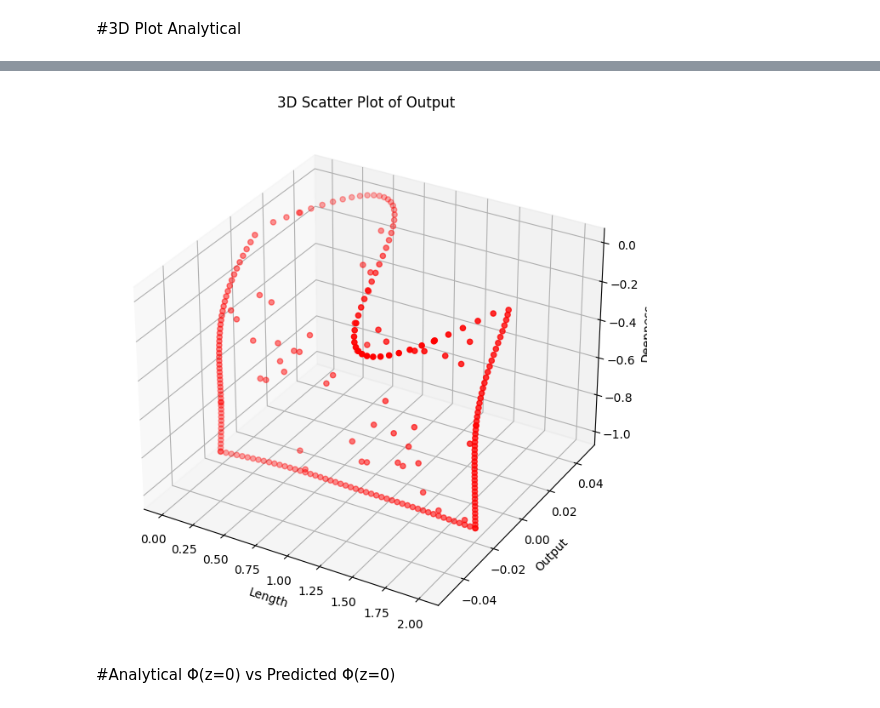
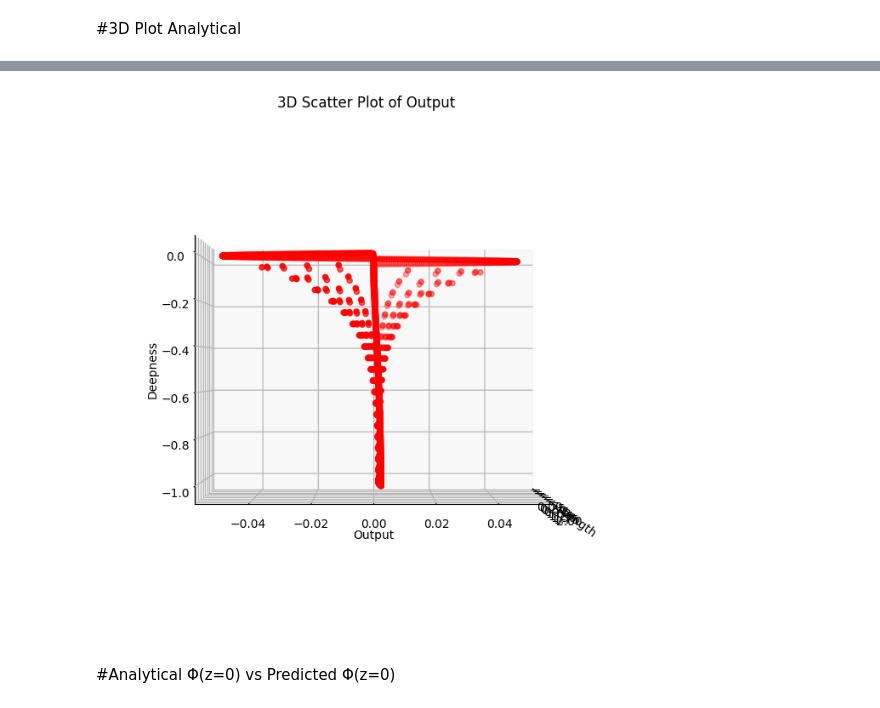
Before and after one commit to LuigiElo/DL-PINNs, a Jupyter notebook: PINN_LaPlace2D_Pytorch.ipynb, the cells around one changed output, grey strips where cells are left out. Cells and saved outputs as stored; diff of their text form; code cells hidden in the pictures.

```diff
--- a/PINN_LaPlace2D_Pytorch.ipynb
+++ b/PINN_LaPlace2D_Pytorch.ipynb
@@ -452,13 +485,10 @@ import torch.nn as nn
 import torch.optim as optim
 import numpy as np
 import matplotlib.pyplot as plt
-from sklearn.preprocessing import StandardScaler
-
-scaler = StandardScaler()
 
 # Define parameters
-num_epochs = 1000
-learning_rate = 10**-3
+num_epochs = 10000
+learning_rate = (10**-3)*0.5
 momentum = 0.9
 #alpha = 1.0  # Weight for data loss
 #beta = 1.0   # Weight for periodic boundary condition loss
@@ -471,8 +501,8 @@ model = FNN()
 optimizer = optim.Adam(model.parameters(), lr=learning_rate)
 #optimizer = optim.SGD(model.parameters(), lr=learning_rate, momentum=momentum)
 
-training_data_size=150
-test_data_size=30 #it has to be multiple of 4
+training_data_size=64
+test_data_size=16 #it has to be multiple of 4
 
 # Generate training data for each component of the PINN loss
 input_data_function_approximation, target_data_function_approximation = generate_data_function_approximation(training_data_size)
@@ -483,7 +513,7 @@ input_data_vel_bottom = generate_data_bottom_velocity(training_data_size)
 
 
 #normalize data
-input_data_function_approximation, input_data_boundary_conditions_0,input_data_boundary_conditions_1, input_data_pde_loss, input_data_vel_bottom = normalize_data(input_data_function_approximation, input_data_boundary_conditions_0,input_data_boundary_conditions_1, input_data_pde_loss, input_data_vel_bottom,training_data_size)
+input_data_function_approximation, input_data_boundary_conditions_0,input_data_boundary_conditions_1, input_data_pde_loss, input_data_vel_bottom, scaler = normalize_data(input_data_function_approximation, input_data_boundary_conditions_0,input_data_boundary_conditions_1, input_data_pde_loss, input_data_vel_bottom,training_data_size,False)
 
 # Change 1: Create a SoftAdapt object (with your desired variant)
 softadapt_object = LossWeightedSoftAdapt(beta=0.1)
@@ -593,7 +623,7 @@ for epoch in range(num_epochs):
     test_input_data_vel_bottom = generate_data_bottom_velocity(test_data_size)
 
     #normalize data
-    test_input_data_function_approximation, test_input_data_boundary_conditions_0, test_input_data_boundary_conditions_1, test_input_data_pde_loss, test_input_data_vel_bottom = normalize_data(test_input_data_function_approximation, test_input_data_boundary_conditions_0, test_input_data_boundary_conditions_1, test_input_data_pde_loss, test_input_data_vel_bottom,test_data_size)
+    test_input_data_function_approximation, test_input_data_boundary_conditions_0, test_input_data_boundary_conditions_1, test_input_data_pde_loss, test_input_data_vel_bottom, scaler = normalize_data(test_input_data_function_approximation, test_input_data_boundary_conditions_0, test_input_data_boundary_conditions_1, test_input_data_pde_loss, test_input_data_vel_bottom,test_data_size)
     # Test loop
     # Forward pass for each component
     test_predicted_data_function_approximation = model(torch.Tensor(test_input_data_function_approximation))
@@ -753,7 +783,7 @@ plotLoss(num_epochs)
 def getTestData():
   total_test_data = []
   total_test_data_scaled = []
-  test_data_size=50
+  test_data_size=400
   #generate test data
   test_input_data_function_approximation, test_target_data_function_approximation = generate_data_function_approximation(test_data_size)
   test_input_data_boundary_conditions_0, test_input_data_boundary_conditions_1 = generate_periodic_boundary_data(test_data_size, x1_values=[0, 2])
@@ -768,7 +798,7 @@ def getTestData():
   total_test_data.extend(test_input_data_vel_bottom)
 
   #normalize data
-  test_input_data_function_approximation, test_input_data_boundary_conditions_0, test_input_data_boundary_conditions_1, test_input_data_pde_loss, test_input_data_vel_bottom = normalize_data(test_input_data_function_approximation, test_input_data_boundary_conditions_0, test_input_data_boundary_conditions_1, test_input_data_pde_loss, test_input_data_vel_bottom,test_data_size)
+  test_input_data_function_approximation, test_input_data_boundary_conditions_0, test_input_data_boundary_conditions_1, test_input_data_pde_loss, test_input_data_vel_bottom, scaler = normalize_data(test_input_data_function_approximation, test_input_data_boundary_conditions_0, test_input_data_boundary_conditions_1, test_input_data_pde_loss, test_input_data_vel_bottom,test_data_size)
 
 
   #add standardized data
@@ -788,9 +818,9 @@ def getTestData():
   print(output2.shape,(total_test_data_scaled.shape))
   print(total_test_data.shape)
 
-  return total_test_data, total_test_data_scaled, output2
+  return total_test_data, total_test_data_scaled, output2, scaler
 # %%
-total_test_data, total_test_data_scaled, output2 = getTestData()
+total_test_data, total_test_data_scaled, output2, scaler = getTestData()
 x = total_test_data[:,0]
 y = total_test_data[:,1]
 print(x,y)
@@ -914,34 +951,34 @@ plt.show()
 # %%
 import matplotlib.pyplot as plt
 from mpl_toolkits.mplot3d import Axes3D
 
 # Assuming total_test_data[0] and total_test_data[1] are 1D arrays
 x = total_test_data[:,0]
 y = total_test_data[:,1]
 z = output2.detach().numpy()  # Convert the torch Tensor to a NumPy array
 
 
 # Create a 3D plot
 fig = plt.figure(figsize=(10, 8))
 ax = fig.add_subplot(111, projection='3d')
 
 # Scatter plot
 ax.scatter(x,z, y, c='r', marker='o')
 
 # Set labels
 ax.set_xlabel('Length')
 ax.set_ylabel('Output')
 ax.set_zlabel('Deepness')
 
 # Set title
 ax.set_title('3D Scatter Plot of Output')
 
-#ax.view_init(elev=90, azim=90)  # better angle to analyze z=0
-#ax.view_init(elev=0, azim=0)   #better angle to analyze periodic boundaries
+#ax.view_init(elev=0, azim=90)  # better angle to analyze z=0
+ax.view_init(elev=0, azim=0)   #better angle to analyze periodic boundaries
 # Show the plot
 plt.show()
 # %% [output]
-[figure, old version]
+[figure, new version]
 # %% [markdown]
 #Analytical Φ(z=0) vs Predicted Φ(z=0)
 # %%
```
Also changed, not shown: parts of 15 cells of this notebook.
